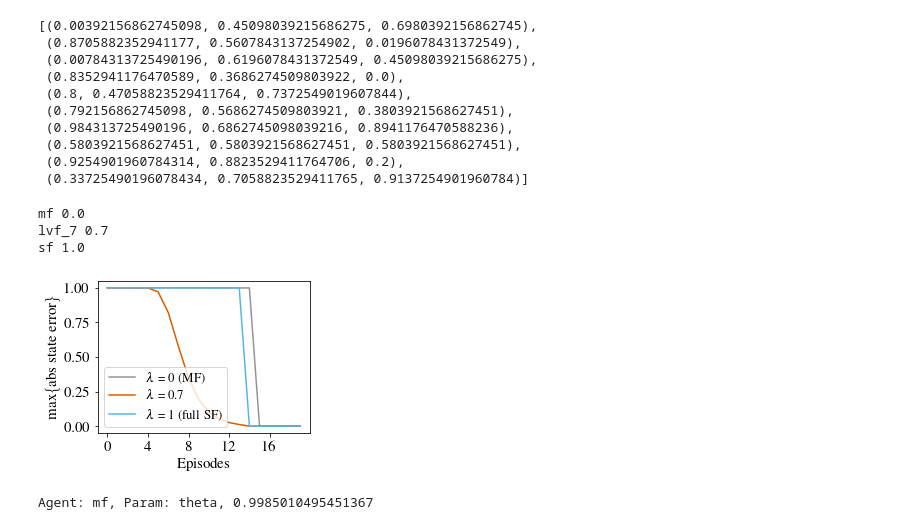
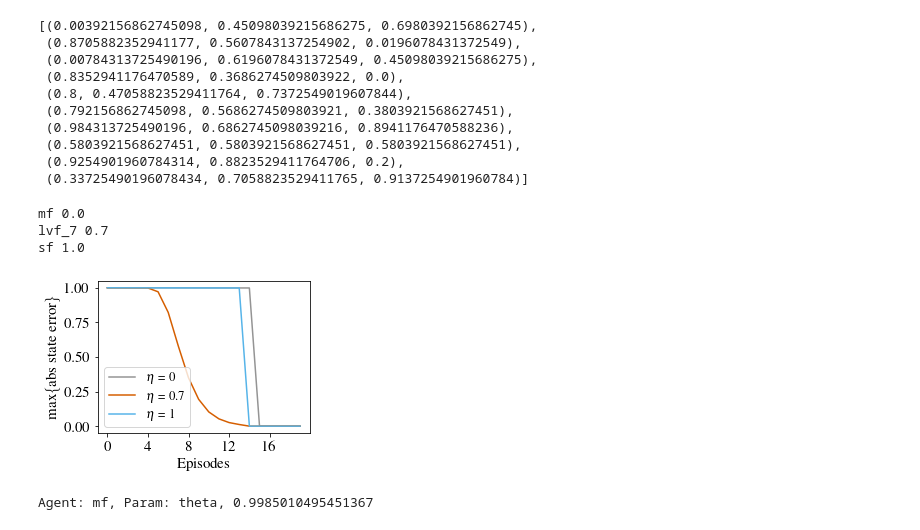
Before and after one commit to im-ant/sr-return, a Jupyter notebook: analysis/linear/2021-04-24_Deterministic-Chain-Example.ipynb, the cells around one changed output. Saved outputs shown, nothing was run; the diff lists cells and outputs as text; code cells hidden in the pictures.

Commit message:
changing figure names from lambda to eta, i think...

```diff
--- a/analysis/linear/2021-04-24_Deterministic-Chain-Example.ipynb
+++ b/analysis/linear/2021-04-24_Deterministic-Chain-Example.ipynb
@@ -309,35 +310,36 @@ def script_plt_all_errors(in_dict):
                              axis=1)
 
         # Current lambda and color
         cur_lamb = ag_k_float_lambda[i]
         cur_col = c10pal[cmapping[cur_lamb]]
         #
         plt.plot(err, color=cur_col)
         print(ag_k, cur_lamb)
 
         lege_list.append(ag_k)
 
     # plt.title('Inf Norm Error')
-    lege_list = ['$\lambda$ = 0 (MF)', '$\lambda$ = 0.7', '$\lambda$ = 1 (full SF)']
+    # lege_list = ['$\lambda$ = 0 (MF)', '$\lambda$ = 0.7', '$\lambda$ = 1 (full SF)']
+    lege_list = ['$\eta$ = 0', '$\eta$ = 0.7', '$\eta$ = 1']
     plt.legend(lege_list, loc='lower left', fontsize=13)
 
     plt.ylabel('max\{abs state error\}')
     plt.xlabel('Episodes')
     cur_xticks = np.arange(Num_episodes, step=4)
     plt.xticks(cur_xticks, cur_xticks)
 
 
 plt.rc('text', usetex=True)
 plt.rc('font', **{'family': 'serif', 'serif': ['Times'], 'size': 15})
 
 
 script_plt_all_errors(exp_dict)
 plt.savefig('/Users/anthony/Desktop/det-chain_errors.pgf', bbox_inches="tight")
 # %% [output]
 mf 0.0
 lvf_7 0.7
 sf 1.0
-[figure, old version]
+[figure, new version]
 # %%
 def script_get_vectors(in_dict, epis_idx):
 
```
Also changed, not shown: parts of 1 cell of this notebook, 2 other files.
